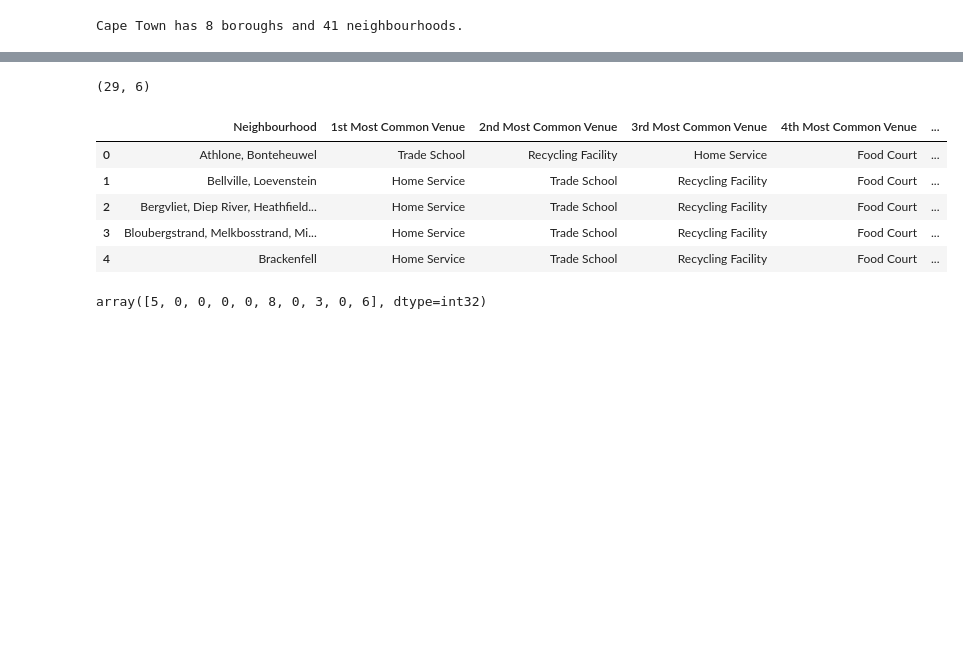
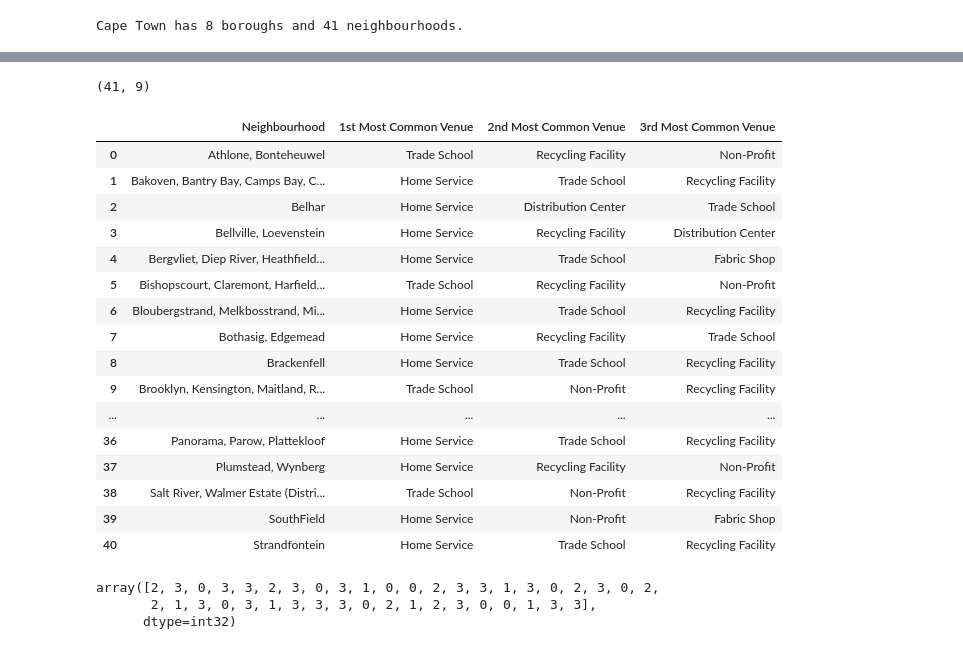
Before and after one commit to pieterdt1979/coursera_capstone, a Jupyter notebook: Capstone-Week4-5/Week4-Submission.ipynb, the cells around one changed output, grey strips where cells are left out. Cells and saved outputs as stored; diff of their text form; code cells hidden in the pictures; blank space fills up the shorter version.

```diff
--- a/Capstone-Week4-5/Week4-Submission.ipynb
+++ b/Capstone-Week4-5/Week4-Submission.ipynb
@@ -262,14 +264,15 @@ print('Cape Town has {} boroughs and {} neighbourhoods.'.format(
 # %% [output]
 Cape Town has 8 boroughs and 41 neighbourhoods.
 # %%
-# Categories = Trade Schools, Home services, Flea Markets and recyling
-categories = ['4bf58dd8d48988d1ad941735', '545419b1498ea6ccd0202f58', '4bf58dd8d48988d1f7941735', '4f4531084b9074f6e4fb0101']
+# Categories = Trade Schools, Flea Markets, home services, NPO and recyling
+categories = ['4bf58dd8d48988d1ad941735', '4f4531084b9074f6e4fb0101',
+              '545419b1498ea6ccd0202f58', '50328a8e91d4c4b30a586d6c']
 cpt_venues = getNearbyVenues(list(cpt_neighbourhoods['Neighbourhood']),
                              list(cpt_neighbourhoods['Latitude']),
                              list(cpt_neighbourhoods['Longitude']),
-                                  radius=1500,
+                                  radius=5000,
                                   categoryids=categories)
-cpt_venues.head()
+cpt_venues.head()  # Had to increase the search radius, as the Cape Flats borough didn't seem to return enough data from 4square
 # %% [output]
 Delft
 Macassar
@@ -328,7 +343,7 @@ def return_most_common_venues(row, num_top_venues):
 cpt_grouped = cpt_onehot.groupby('Neighbourhood').mean().reset_index()
 cpt_grouped.shape
 # %% [output]
-(29, 6)
+(41, 9)
 # %%
 def return_most_common_venues(row, num_top_venues):
     row_categories = row.iloc[1:]
@@ -336,36 +351,48 @@ def return_most_common_venues(row, num_top_venues):
 
     return row_categories_sorted.index.values[0:num_top_venues]
 # %%
-num_top_venues = 5
+# I will only look for the top 4 venues
+num_top_venues = 3
 
 indicators = ['st', 'nd', 'rd']
 
 # create columns according to number of top venues
 columns = ['Neighbourhood']
 for ind in np.arange(num_top_venues):
     try:
         columns.append('{}{} Most Common Venue'.format(ind+1, indicators[ind]))
     except:
         columns.append('{}th Most Common Venue'.format(ind+1))
 
 # create a new dataframe
 cpt_venues_sorted = pd.DataFrame(columns=columns)
 cpt_venues_sorted['Neighbourhood'] = cpt_grouped['Neighbourhood']
 
 for ind in np.arange(cpt_grouped.shape[0]):
     cpt_venues_sorted.iloc[ind, 1:] = return_most_common_venues(cpt_grouped.iloc[ind, :], num_top_venues)
 
-cpt_venues_sorted.head()
+cpt_venues_sorted
 # %% [output]
-|  | Neighbourhood | 1st Most Common Venue | 2nd Most Common Venue | 3rd Most Common Venue | 4th Most Common Venue | ... |
-| 0 | Athlone, Bonteheuwel | Trade School | Recycling Facility | Home Service | Food Court | ... |
-| 1 | Bellville, Loevenstein | Home Service | Trade School | Recycling Facility | Food Court | ... |
-| 2 | Bergvliet, Diep River, Heathfield... | Home Service | Trade School | Recycling Facility | Food Court | ... |
-| 3 | Bloubergstrand, Melkbosstrand, Mi... | Home Service | Trade School | Recycling Facility | Food Court | ... |
-| 4 | Brackenfell | Home Service | Trade School | Recycling Facility | Food Court | ... |
+|  | Neighbourhood | 1st Most Common Venue | 2nd Most Common Venue | 3rd Most Common Venue |
+| 0 | Athlone, Bonteheuwel | Trade School | Recycling Facility | Non-Profit |
+| 1 | Bakoven, Bantry Bay, Camps Bay, C... | Home Service | Trade School | Recycling Facility |
+| 2 | Belhar | Home Service | Distribution Center | Trade School |
+| 3 | Bellville, Loevenstein | Home Service | Recycling Facility | Distribution Center |
+| 4 | Bergvliet, Diep River, Heathfield... | Home Service | Trade School | Fabric Shop |
+| 5 | Bishopscourt, Claremont, Harfield... | Trade School | Recycling Facility | Non-Profit |
+| 6 | Bloubergstrand, Melkbosstrand, Mi... | Home Service | Trade School | Recycling Facility |
+| 7 | Bothasig, Edgemead | Home Service | Recycling Facility | Trade School |
+| 8 | Brackenfell | Home Service | Trade School | Recycling Facility |
+| 9 | Brooklyn, Kensington, Maitland, R... | Trade School | Non-Profit | Recycling Facility |
+| ... | ... | ... | ... | ... |
+| 36 | Panorama, Parow, Plattekloof | Home Service | Trade School | Recycling Facility |
+| 37 | Plumstead, Wynberg | Home Service | Recycling Facility | Non-Profit |
+| 38 | Salt River, Walmer Estate (Distri... | Trade School | Non-Profit | Recycling Facility |
+| 39 | SouthField | Home Service | Non-Profit | Fabric Shop |
+| 40 | Strandfontein | Home Service | Trade School | Recycling Facility |
 # %%
 # set number of clusters
-kclusters = 10
+kclusters = 4
 
 cpt_grouped_clustering = cpt_grouped.drop('Neighbourhood', 1)
 
@@ -373,9 +400,11 @@ cpt_grouped_clustering = cpt_grouped.drop('Neighbourhood', 1)
 kmeans = KMeans(n_clusters=kclusters, random_state=0).fit(cpt_grouped_clustering)
 
 # check cluster labels generated for each row in the dataframe
-kmeans.labels_[0:10]
+kmeans.labels_
 # %% [output]
-array([5, 0, 0, 0, 0, 8, 0, 3, 0, 6], dtype=int32)
+array([2, 3, 0, 3, 3, 2, 3, 0, 3, 1, 0, 0, 2, 3, 3, 1, 3, 0, 2, 3, 0, 2,
+       2, 1, 3, 0, 3, 1, 3, 3, 3, 0, 2, 1, 2, 3, 0, 0, 1, 3, 3],
+      dtype=int32)
 # %%
 # add clustering labels
 cpt_venues_sorted.insert(0, 'Cluster Labels', kmeans.labels_)
```
Also changed, not shown: parts of 23 cells of this notebook, 9 other files.
